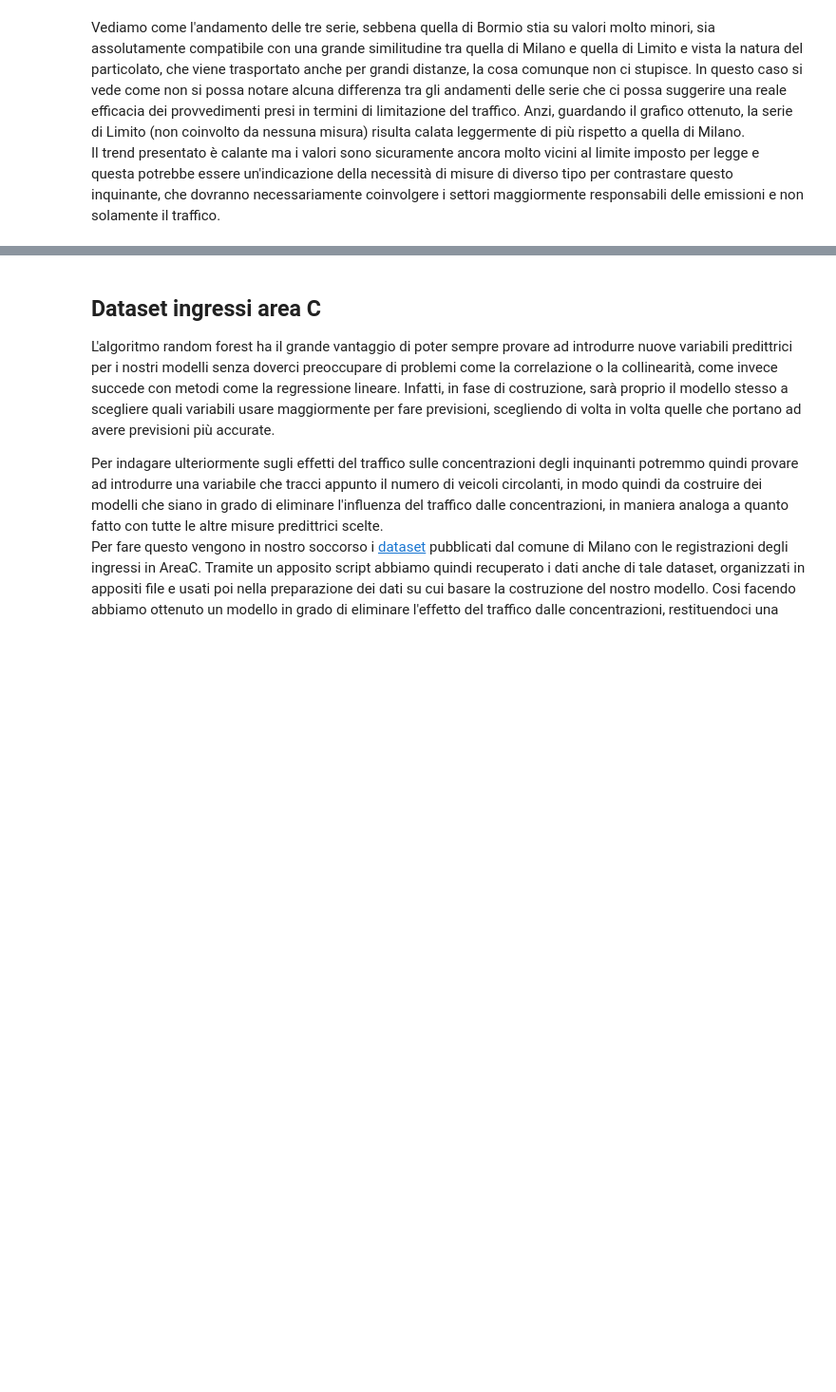
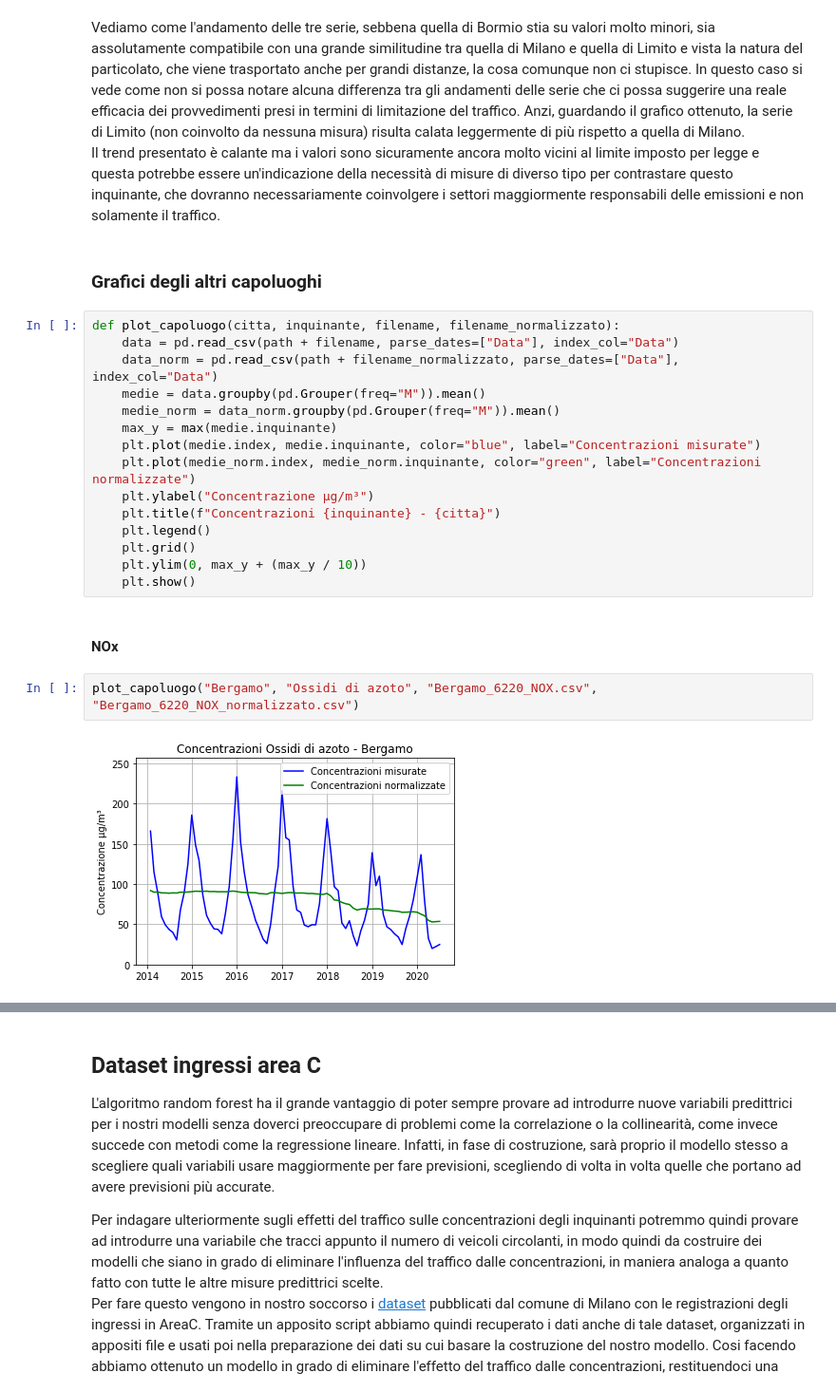
Before and after one commit to MarcoBelotti96/Tesi, a Jupyter notebook: src/AnalisiTraffico.ipynb, the cells around one changed output, grey strips where cells are left out. Shown at 95% size. Saved outputs shown, nothing was run; the diff lists cells and outputs as text; blank space fills up the shorter version.

```diff
--- a/src/AnalisiTraffico.ipynb
+++ b/src/AnalisiTraffico.ipynb
@@ -700,3 +700,26 @@ plt.show()
 # %% [markdown]
 Vediamo come l'andamento delle tre serie, sebbena quella di Bormio stia su valori molto minori, sia assolutamente compatibile con una grande similitudine tra quella di Milano e quella di Limito e vista la natura del particolato, che viene trasportato anche per grandi distanze, la cosa comunque non ci stupisce. In questo caso si vede come non si possa notare alcuna differenza tra gli andamenti delle serie che ci possa suggerire una reale efficacia dei provvedimenti presi in termini di limitazione del traffico. Anzi, guardando il grafico ottenuto, la serie di Limito (non coinvolto da nessuna misura) risulta calata leggermente di più rispetto a quella di Milano.
 Il trend presentato è calante ma i valori sono sicuramente ancora molto vicini al limite imposto per legge e questa potrebbe essere un'indicazione della necessità di misure di diverso tipo per contrastare questo inquinante, che dovranno necessariamente coinvolgere i settori maggiormente responsabili delle emissioni e non solamente il traffico.
+# %% [markdown]
+### Grafici degli altri capoluoghi
+# %%
+def plot_capoluogo(citta, inquinante, filename, filename_normalizzato):
+    data = pd.read_csv(path + filename, parse_dates=["Data"], index_col="Data")
+    data_norm = pd.read_csv(path + filename_normalizzato, parse_dates=["Data"], index_col="Data")
+    medie = data.groupby(pd.Grouper(freq="M")).mean()
+    medie_norm = data_norm.groupby(pd.Grouper(freq="M")).mean()
+    max_y = max(medie.inquinante)
+    plt.plot(medie.index, medie.inquinante, color="blue", label="Concentrazioni misurate")
+    plt.plot(medie_norm.index, medie_norm.inquinante, color="green", label="Concentrazioni normalizzate")
+    plt.ylabel("Concentrazione µg/m³")
+    plt.title(f"Concentrazioni {inquinante} - {citta}")
+    plt.legend()
+    plt.grid()
+    plt.ylim(0, max_y + (max_y / 10))
+    plt.show()
+# %% [markdown]
+#### NOx
+# %%
+plot_capoluogo("Bergamo", "Ossidi di azoto", "Bergamo_6220_NOX.csv", "Bergamo_6220_NOX_normalizzato.csv")
+# %% [output]
+[figure, added]
```
Also changed, not shown: parts of 47 cells of this notebook, 8 other files.
